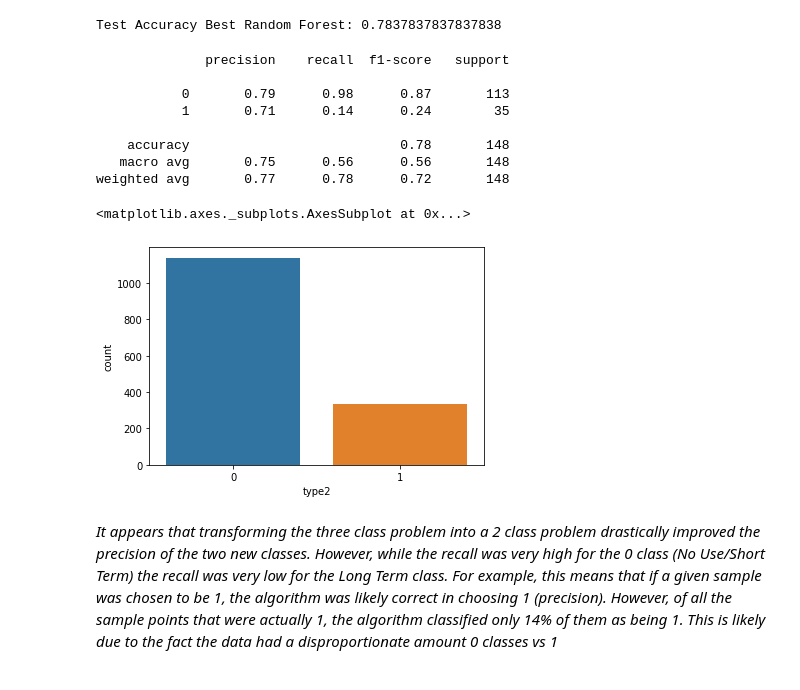
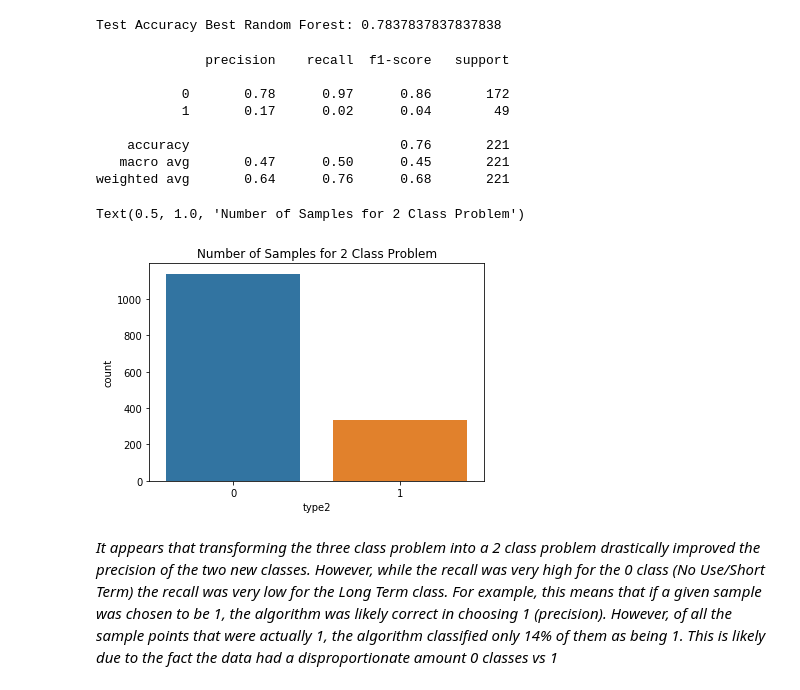
Before and after one commit to cole-rose/contra, a Jupyter notebook: final_proj.ipynb, the cells around one changed output. Drawn from its saved outputs; the diff is of its cells as text; code cells hidden in the pictures.

```diff
--- a/final_proj.ipynb
+++ b/final_proj.ipynb
@@ -718,22 +717,23 @@ print("Test Accuracy Best Random Forest:", rf_test_score)
 # %% [output]
 Test Accuracy Best Random Forest: 0.7837837837837838
 # %%
-report = classification_report(y_test, y_hat_test)
+report = classification_report(y_valid_2class, y_hat_valid)
 print(report)
 # %% [output]
               precision    recall  f1-score   support
 
-           0       0.79      0.98      0.87       113
-           1       0.71      0.14      0.24        35
+           0       0.78      0.97      0.86       172
+           1       0.17      0.02      0.04        49
 
-    accuracy                           0.78       148
-   macro avg       0.75      0.56      0.56       148
-weighted avg       0.77      0.78      0.72       148
+    accuracy                           0.76       221
+   macro avg       0.47      0.50      0.45       221
+weighted avg       0.64      0.76      0.68       221
 # %%
 sns.countplot(data=contra, x = 'type2')
+plt.title("Number of Samples for 2 Class Problem")
 # %% [output]
-<matplotlib.axes._subplots.AxesSubplot at 0x...>
+Text(0.5, 1.0, 'Number of Samples for 2 Class Problem')
-[figure, old version]
+[figure, new version]
 # %% [markdown]
 *It appears that transforming the three class problem into a 2 class
 problem drastically improved the precision of the two new classes. However,
```
Also changed, not shown: parts of 34 cells of this notebook, 1 other file.
